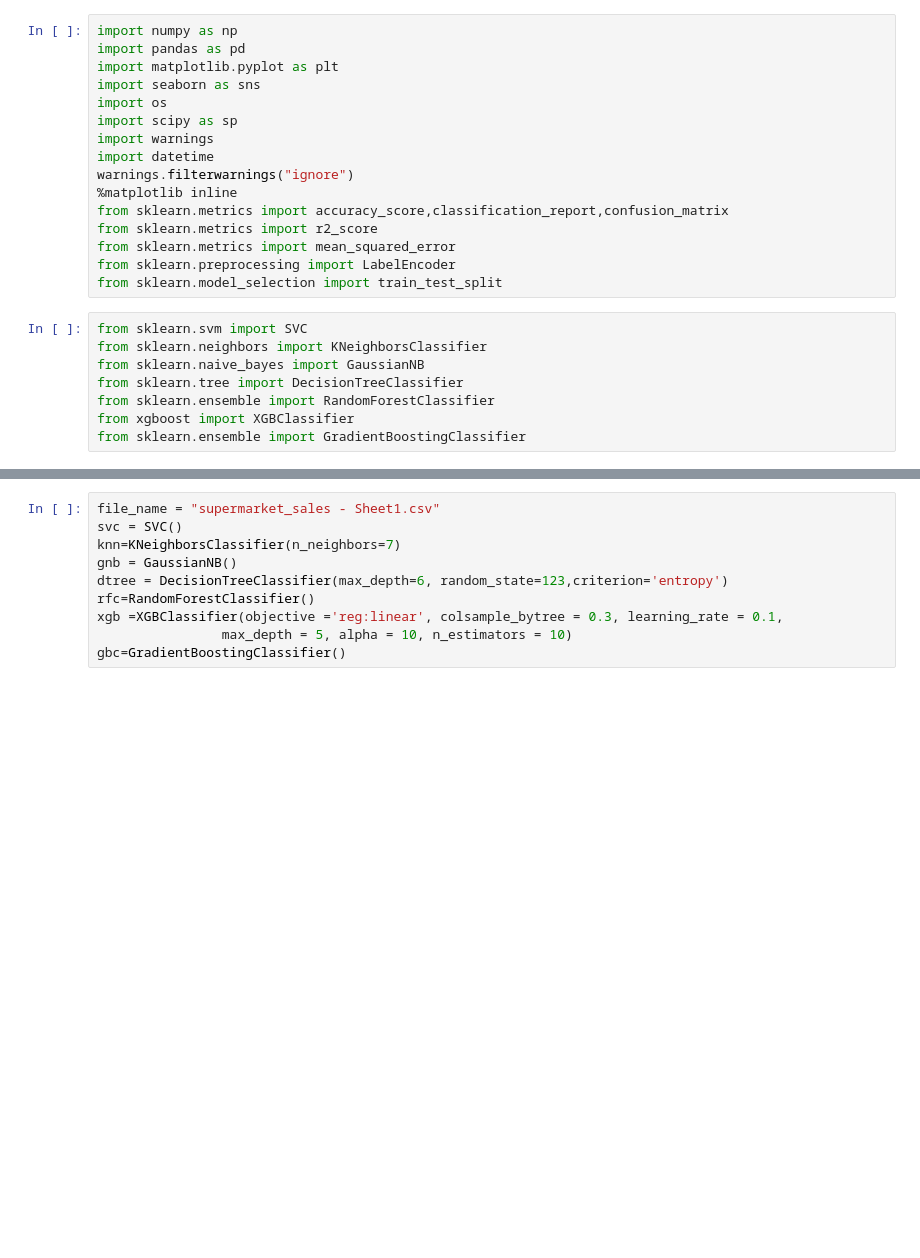
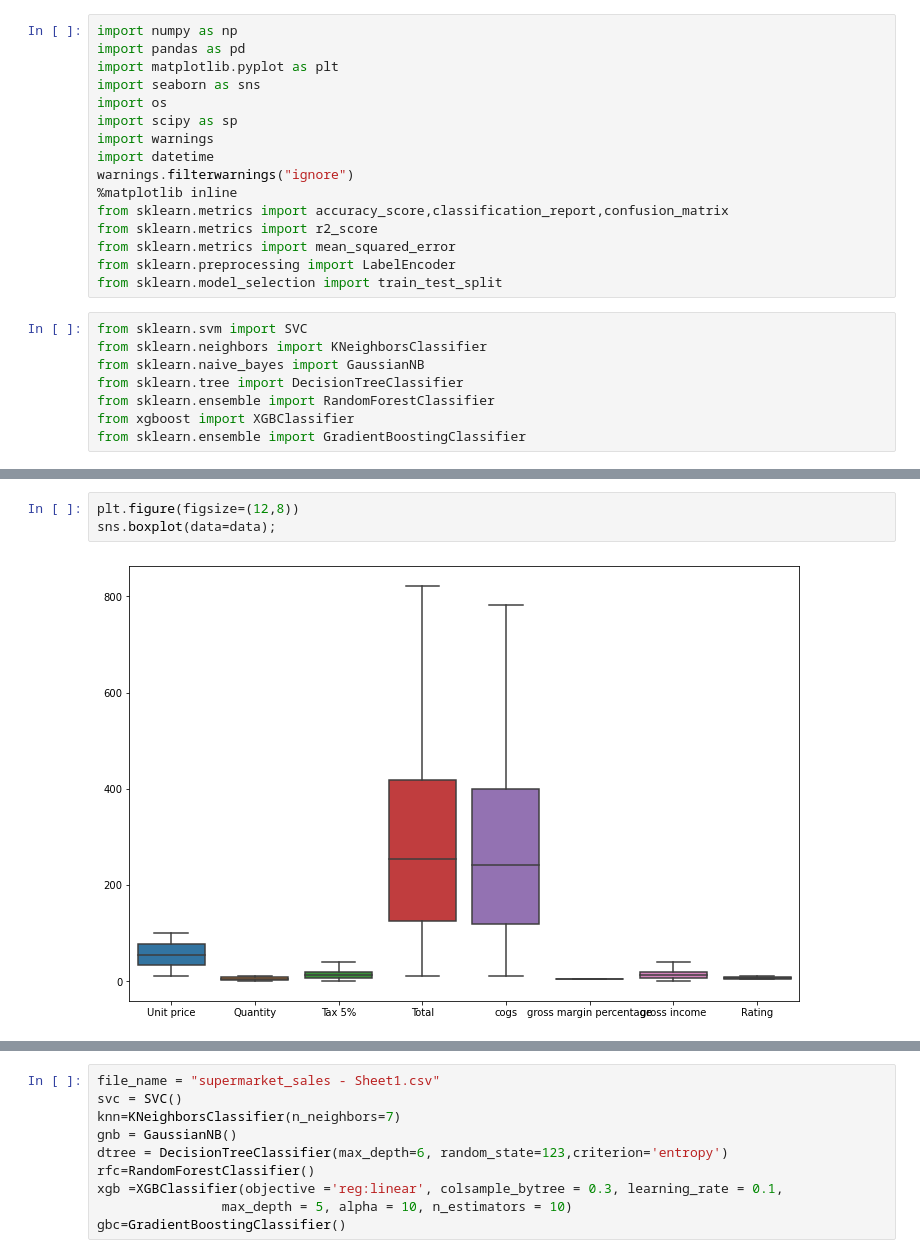
Before and after one commit to BinuBims/supermarket_sales_prediction, a Jupyter notebook: supermarket_sales_prediction.ipynb, the cells around one changed output, grey strips where cells are left out. Drawn from its saved outputs; the diff is of its cells as text; blank space fills up the shorter version.

```diff
--- a/supermarket_sales_prediction.ipynb
+++ b/supermarket_sales_prediction.ipynb
@@ -24,0 +117,5 @@ from sklearn.ensemble import GradientBoostingClassifier
+# %%
+plt.figure(figsize=(12,8))
+sns.boxplot(data=data);
+# %% [output]
+[figure, added]
```
Also changed, not shown: parts of 37 cells of this notebook.
